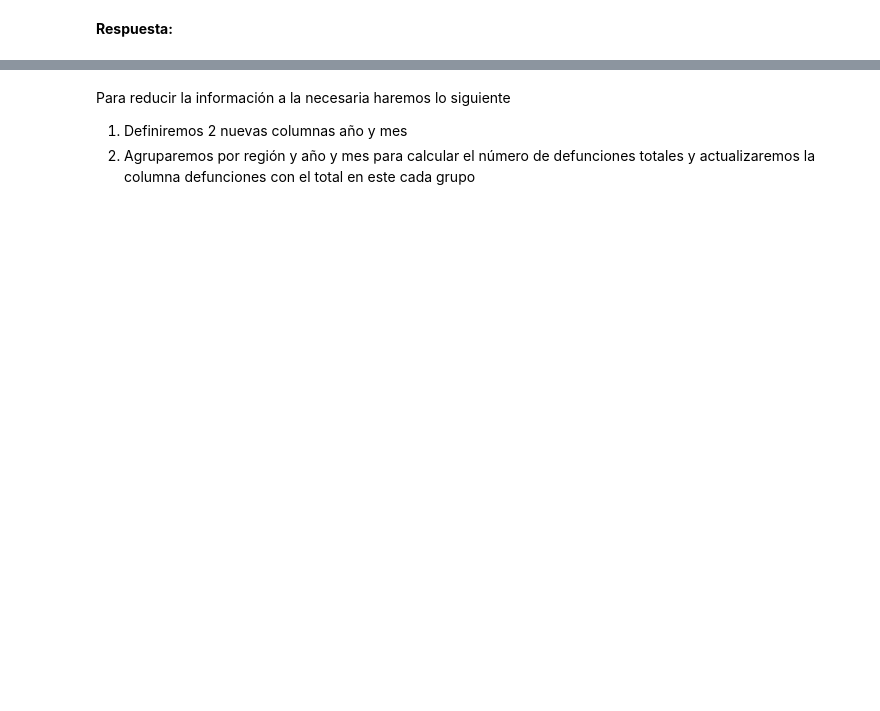
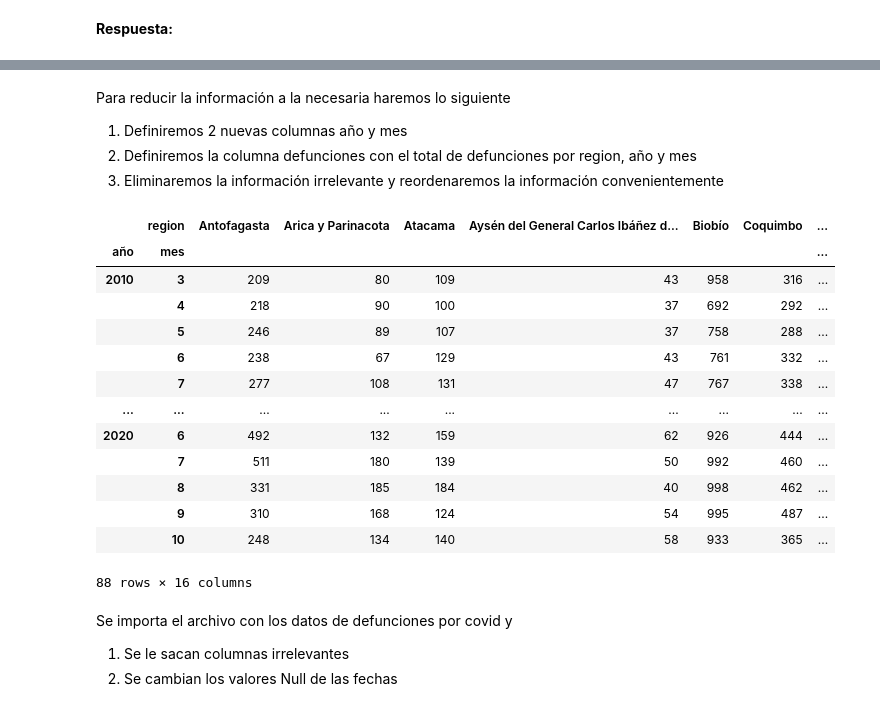
Before and after one commit to tomcort/portfolio, a Jupyter notebook: homeworks/hwk01.ipynb, the cells around one changed output, grey strips where cells are left out. Drawn from its saved outputs; the diff is of its cells as text; code cells hidden in the pictures; blank space fills up the shorter version.

```diff
--- a/homeworks/hwk01.ipynb
+++ b/homeworks/hwk01.ipynb
@@ -742,6 +982,9 @@ __Respuesta:__
 # %%
+import pandas as pd
+
 def_17_20 = []
-fecha_act = "2020-01-01_2020-10-29"
+fecha_act = "2020-01-01_2020-10-31"
+
 def_17_20.append(
 pd.read_csv("https://raw.githubusercontent.com/MinCiencia/Datos-COVID19/master/input/RegistroCivil/Defunciones/Defunciones_"+fecha_act+"_DO.csv")
     .rename(columns=lambda x: x.lower().replace(" ", "_"))
@@ -753,6 +996,7 @@ for i in range(2010,2020):
     .rename(columns=lambda x: x.lower().replace(" ", "_"))
 )
 
+#Se une la información
 def_tot = pd.concat(def_17_20)
 
 def_tot
@@ -759,22 +1017,53 @@ def_tot
 # %% [markdown]
 Para reducir la información a la necesaria haremos lo siguiente
 1. Definiremos 2 nuevas columnas año y mes
-2. Agruparemos por región y año y mes para calcular el número de defunciones totales y actualizaremos la columna defunciones con el total en este cada grupo
+2. Definiremos la columna defunciones con el total de defunciones por region, año y mes
+3. Eliminaremos la información irrelevante y reordenaremos la información convenientemente
 # %%
-def_tot2 =(
+def_tot2 = (
+
+    #Se agregan las columnas año y mes
     def_tot.assign(
         mes = lambda df: df["fecha"].apply(lambda x: int(x.split("-")[1])),
         año = lambda df: df["fecha"].apply(lambda x: int(x.split("-")[0]))
     )
+
+    #Se agrupan los datos mediante region, año y mes y se agrega en una columna el número de defunciones totales de cada grupo
     .assign(
         defunciones = lambda df: df.groupby(["region","año","mes"])["defunciones"].transform(lambda x: x.sum())
     )
+
+    #Se elimina la información innecesaria
     .drop_duplicates(subset=["region","mes","año"])
     .drop(columns=["fecha","comuna","codigo_comuna","codigo_region"])
 
-    #.groupby("mes").agg(lambda x: x)
+    #A priori no sabemos esta información, pero los datos de covid están solo en estos meses
+    .loc[lambda df: (df["mes"] >= 3) & (df["mes"] <= 10)]
+
+    #Se reordena la información de manera conveniente
+    .pivot(index=["año","mes"], columns = "region" , values = "defunciones")
 )
-def_tot2.pivot(index=["año","mes"], columns = "region" , values = "defunciones")
+
+def_tot2
+# %% [output]
+|  | region | Antofagasta | Arica y Parinacota | Atacama | Aysén del General Carlos Ibáñez d... | Biobío | Coquimbo | ... |
+| año | mes |  |  |  |  |  |  | ... |
+| 2010 | 3 | 209 | 80 | 109 | 43 | 958 | 316 | ... |
+|  | 4 | 218 | 90 | 100 | 37 | 692 | 292 | ... |
+|  | 5 | 246 | 89 | 107 | 37 | 758 | 288 | ... |
+|  | 6 | 238 | 67 | 129 | 43 | 761 | 332 | ... |
+|  | 7 | 277 | 108 | 131 | 47 | 767 | 338 | ... |
+| ... | ... | ... | ... | ... | ... | ... | ... | ... |
+| 2020 | 6 | 492 | 132 | 159 | 62 | 926 | 444 | ... |
+|  | 7 | 511 | 180 | 139 | 50 | 992 | 460 | ... |
+|  | 8 | 331 | 185 | 184 | 40 | 998 | 462 | ... |
+|  | 9 | 310 | 168 | 124 | 54 | 995 | 487 | ... |
+|  | 10 | 248 | 134 | 140 | 58 | 933 | 365 | ... |
+88 rows × 16 columns
+# %% [markdown]
+Se importa el archivo con los datos de defunciones por covid y
+1. Se le sacan columnas irrelevantes
+2. Se cambian los valores Null de las fechas
 # %%
 def_covid=(
 pd.read_csv("https://raw.githubusercontent.com/MinCiencia/Datos-COVID19/master/output/producto50/DefuncionesDEIS_confirmadosPorComuna.csv")
```
Also changed, not shown: parts of 50 cells of this notebook.
